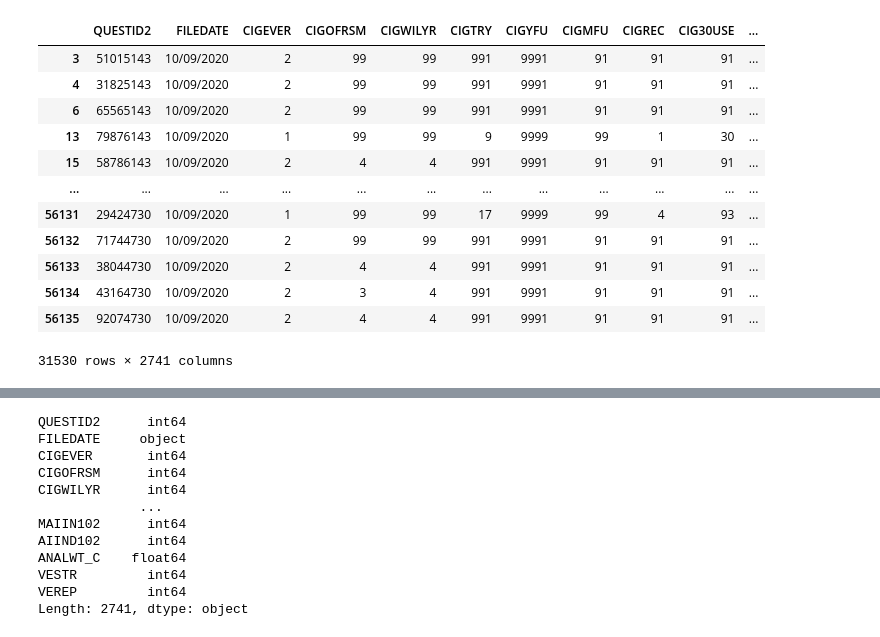
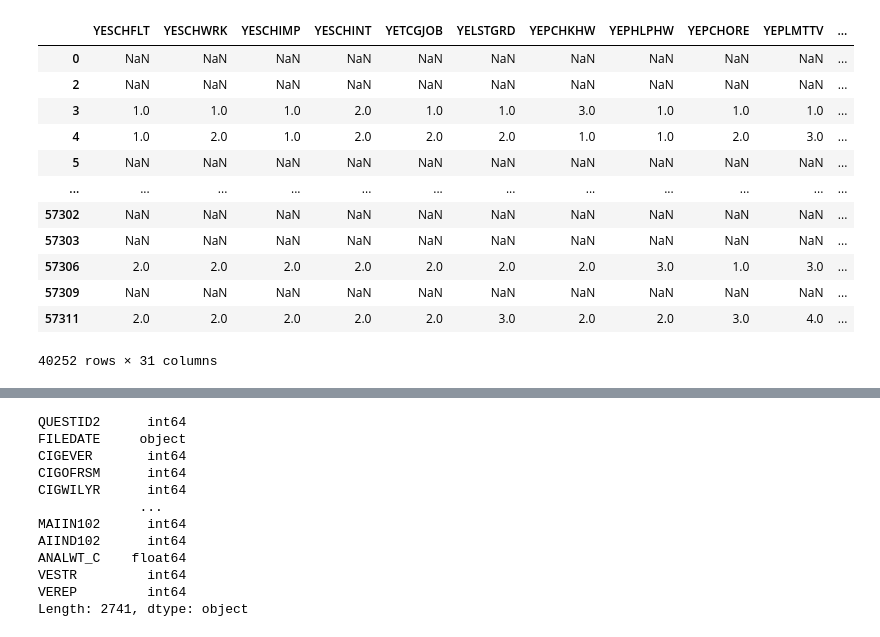
Before and after one commit to NiesDang/Python, a Jupyter notebook: hallucinogenpart4.ipynb, the cells around one changed output, grey strips where cells are left out. Saved outputs shown, nothing was run; the diff lists cells and outputs as text; code cells hidden in the pictures.

```diff
--- a/hallucinogenpart4.ipynb
+++ b/hallucinogenpart4.ipynb
@@ -26,5 +75,5 @@ listdf2: [df10,df11,df12,df13,df14,df15,df16,df17,df18,df19,df20]
 # %%
-def readdata(y):
+def readdata1(y):
 
     x = pd.read_csv(y,sep='	')
     x= x[[(x['AGE2']> 3)] and (x['AGE2']<=13)]
@@ -36,9 +85,11 @@ def readdata(y):
     x.loc[x['HERMFU'] > 80, 'HERMFU'] = np.nan
     x.loc[x['COCEVER'] > 80, 'COCEVER'] = np.nan
     x.loc[x['HEREVER'] > 80, 'HEREVER'] = np.nan
-    x.loc[x['METHAMEVR'] > 80, 'METHAMEVR'] = np.nan
+    for y in list1:
+                x[y]= x[y].apply(lambda a : a if a <80 else np.nan)
+                x[y] = x[y].astype('category')
 
     return x
 # %%
-df10 = readdata('NSDUH_2010_Tab.csv')
+df10 = readdata1('NSDUH_2010_Tab.csv')
 # %%
@@ -50,2 +103,2 @@ df13 = readdata('NSDUH_2013_Tab.csv')
 # %%
-df10 = readdata('NSDUH_2010_Tab.csv')
+df15 = readdata('NSDUH_2015_Tab.csv')
@@ -306,51 +150,46 @@ datatest = df19
-# %%
-df19
-# %% [output]
-|  | QUESTID2 | FILEDATE | CIGEVER | CIGOFRSM | CIGWILYR | CIGTRY | CIGYFU | CIGMFU | CIGREC | CIG30USE | ... |
-| 3 | 51015143 | 10/09/2020 | 2 | 99 | 99 | 991 | 9991 | 91 | 91 | 91 | ... |
-| 4 | 31825143 | 10/09/2020 | 2 | 99 | 99 | 991 | 9991 | 91 | 91 | 91 | ... |
-| 6 | 65565143 | 10/09/2020 | 2 | 99 | 99 | 991 | 9991 | 91 | 91 | 91 | ... |
-| 13 | 79876143 | 10/09/2020 | 1 | 99 | 99 | 9 | 9999 | 99 | 1 | 30 | ... |
-| 15 | 58786143 | 10/09/2020 | 2 | 4 | 4 | 991 | 9991 | 91 | 91 | 91 | ... |
-| ... | ... | ... | ... | ... | ... | ... | ... | ... | ... | ... | ... |
-| 56131 | 29424730 | 10/09/2020 | 1 | 99 | 99 | 17 | 9999 | 99 | 4 | 93 | ... |
-| 56132 | 71744730 | 10/09/2020 | 2 | 99 | 99 | 991 | 9991 | 91 | 91 | 91 | ... |
-| 56133 | 38044730 | 10/09/2020 | 2 | 4 | 4 | 991 | 9991 | 91 | 91 | 91 | ... |
-| 56134 | 43164730 | 10/09/2020 | 2 | 3 | 4 | 991 | 9991 | 91 | 91 | 91 | ... |
-| 56135 | 92074730 | 10/09/2020 | 2 | 4 | 4 | 991 | 9991 | 91 | 91 | 91 | ... |
-31530 rows × 2741 columns
 # %%
-list1 = ['YESCHFLT',
+df10[['YESCHFLT',
 'YESCHWRK',
 'YESCHIMP',
 'YESCHINT' ,
 'YETCGJOB',
 'YELSTGRD',
 'YEPCHKHW',
 'YEPHLPHW',
 'YEPCHORE',
 'YEPLMTTV',
 'YEPLMTSN',
 'YEPPROUD',
 'YEYARGUP',
 'YEYFGTSW',
 'YEYFGTGP',
 'YEYHGUN',
 'YEYSELL',
 'YEYSTOLE',
 'YEYATTAK',
 'YEVIOPRV',
 'YESCHACT',
 'YECOMACT',
 'YEFAIACT',
 'YEOTHACT',
 'DSTNRV30',
 'DSTNRV30',
 'DSTCHR30',
 'DSTNGD30',
 'IMPSOC',
 'IMPSOCM',
-'YODPREV']
-def dataclean(x):
-        for y in list1:
-                x[y]= x[y].apply(lambda a : a if a <80 else np.nan)
+'YODPREV']]
+# %% [output]
+|  | YESCHFLT | YESCHWRK | YESCHIMP | YESCHINT | YETCGJOB | YELSTGRD | YEPCHKHW | YEPHLPHW | YEPCHORE | YEPLMTTV | ... |
+| 0 | NaN | NaN | NaN | NaN | NaN | NaN | NaN | NaN | NaN | NaN | ... |
+| 2 | NaN | NaN | NaN | NaN | NaN | NaN | NaN | NaN | NaN | NaN | ... |
+| 3 | 1.0 | 1.0 | 1.0 | 2.0 | 1.0 | 1.0 | 3.0 | 1.0 | 1.0 | 1.0 | ... |
+| 4 | 1.0 | 2.0 | 1.0 | 2.0 | 2.0 | 2.0 | 1.0 | 1.0 | 2.0 | 3.0 | ... |
+| 5 | NaN | NaN | NaN | NaN | NaN | NaN | NaN | NaN | NaN | NaN | ... |
+| ... | ... | ... | ... | ... | ... | ... | ... | ... | ... | ... | ... |
+| 57302 | NaN | NaN | NaN | NaN | NaN | NaN | NaN | NaN | NaN | NaN | ... |
+| 57303 | NaN | NaN | NaN | NaN | NaN | NaN | NaN | NaN | NaN | NaN | ... |
+| 57306 | 2.0 | 2.0 | 2.0 | 2.0 | 2.0 | 2.0 | 2.0 | 3.0 | 1.0 | 3.0 | ... |
+| 57309 | NaN | NaN | NaN | NaN | NaN | NaN | NaN | NaN | NaN | NaN | ... |
+| 57311 | 2.0 | 2.0 | 2.0 | 2.0 | 2.0 | 3.0 | 2.0 | 2.0 | 3.0 | 4.0 | ... |
+40252 rows × 31 columns
```
Also changed, not shown: parts of 72 cells of this notebook.
